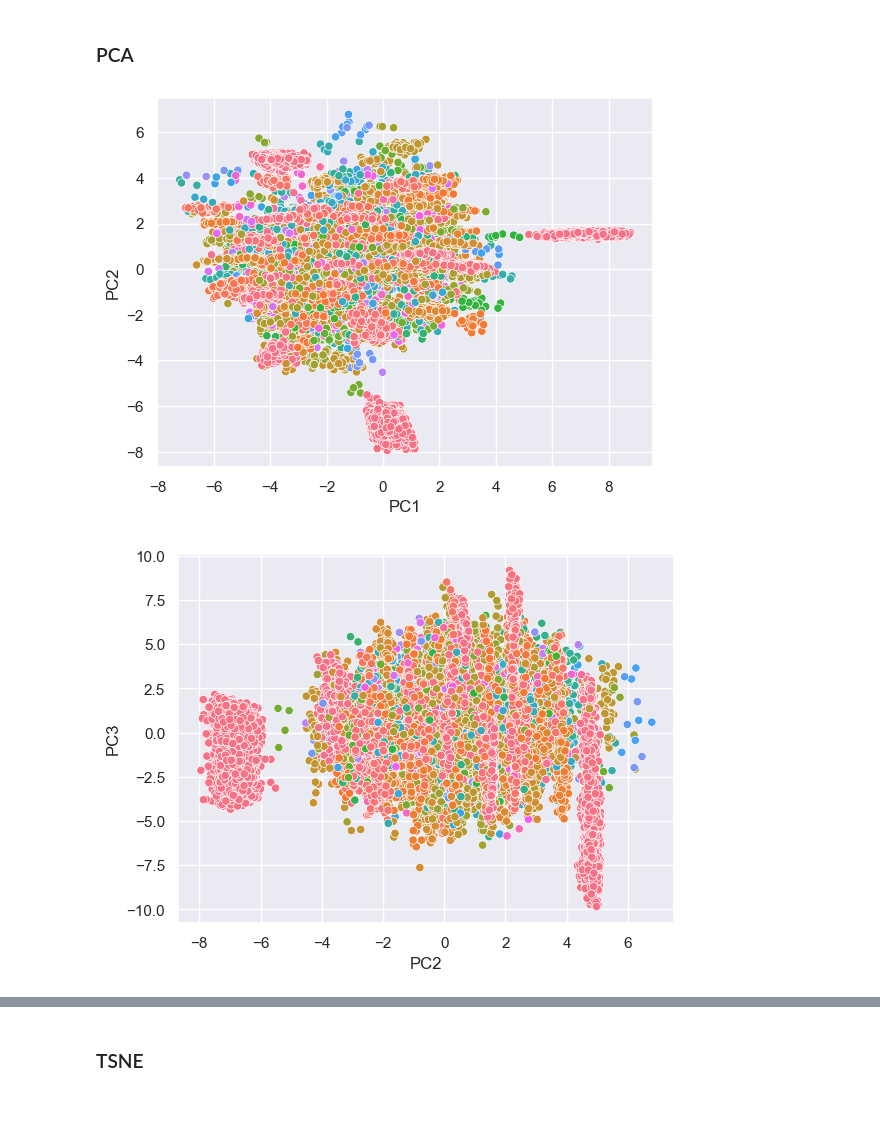
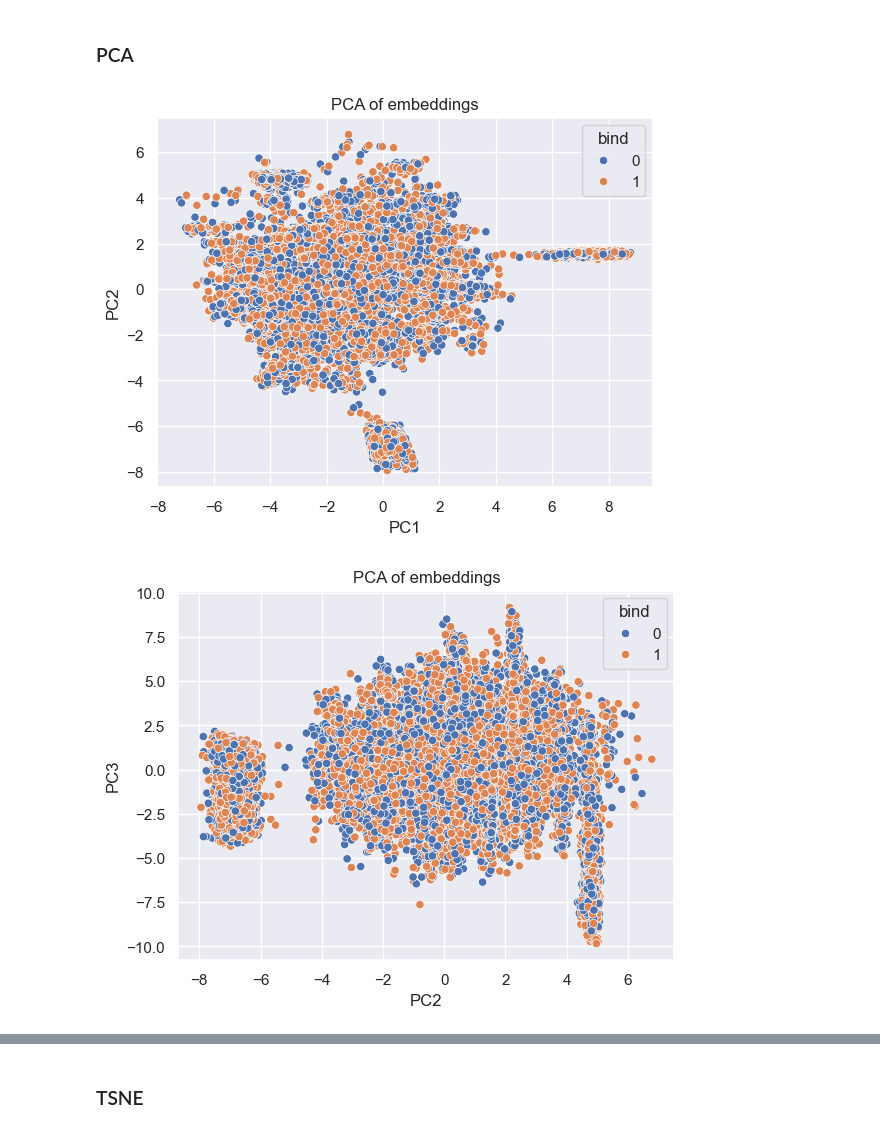
Before and after one commit to antigenomics/tcrenc, a Jupyter notebook: code/code_onehot/4_Classic_ML_classification_techniques.ipynb, the cells around one changed output, grey strips where cells are left out. Saved outputs shown, nothing was run; the diff lists cells and outputs as text; code cells hidden in the pictures; blank space fills up the shorter version.

```diff
--- a/code/code_onehot/4_Classic_ML_classification_techniques.ipynb
+++ b/code/code_onehot/4_Classic_ML_classification_techniques.ipynb
@@ -59,10 +52,10 @@ default_color = "xkcd:dark pastel green"
 ## Load and encode data
 # %%
 # Load data
-X_train = pd.read_csv('dataset/X_train.csv')
-X_test = pd.read_csv('dataset/X_test.csv')
-y_train = pd.read_csv('dataset/y_train.csv')
-y_test = pd.read_csv('dataset/y_test.csv')
+X_train = pd.read_csv('../../dataset/X_train.csv')
+X_test = pd.read_csv('../../dataset/X_test.csv')
+y_train = pd.read_csv('../../dataset/y_train.csv')
+y_test = pd.read_csv('../../dataset/y_test.csv')
 
 
 # To lists
@@ -412,28 +402,37 @@ en_test_data_sc = robust_scale(en_test_data, axis = 1)
 # %%
 pca = PCA()
 pca_data = pca.fit_transform(en_train_data_sc)
 
 pca_data_plot = pd.DataFrame({'PC1': pca_data[:, 0],
                             'PC2': pca_data[:, 1],
                             'PC3': pca_data[:, 2],
                             'PC4': pca_data[:, 3],
                             'PC5': pca_data[:, 4],
                             'PC6': pca_data[:, 5],
                             'PC7': pca_data[:, 6],
                             'PC8': pca_data[:, 7],
                             'PC9': pca_data[:, 8],
-                            #'bind': y_train.bind
-                            'bind': X_train.antigen_epitope
+                            'bind': y_train.bind,
+                            'epitope': X_train.antigen_epitope
                              })
-
-for i in range(1, 9):
-    sns.scatterplot(pca_data_plot, x = f'PC{i}', y = f'PC{i+1}', hue = 'bind', legend=False)
+#plot individual PC
+for i in range(1, 4):
+    sns.scatterplot(pca_data_plot, x = f'PC{i}', y = f'PC{i+1}', hue = 'bind')
+    plt.title(f'PCA of embeddings')
     plt.show()
 
+#plot explained variance
 explained_variance_ratio = pca.explained_variance_ratio_
 x = range(8)
 sns.barplot(x = x, y = explained_variance_ratio[:8,], label = 'Individual explained variance')
+plt.tight_layout()
 plt.show()
+
+#plot PC1 and PC2 hue by epitope
+sns.scatterplot(pca_data_plot, x = f'PC{1}', y = f'PC{2}', hue = 'epitope', legend=False)
+plt.title(f'PCA of embeddings\n(colored by epitope)')
+plt.tight_layout()
+plt.show()
 # %% [output]
-[figure, old version]
+[figure, new version]
-[figure, old version]
+[figure, new version]
```
Also changed, not shown: parts of 20 cells of this notebook, 1 other file.
